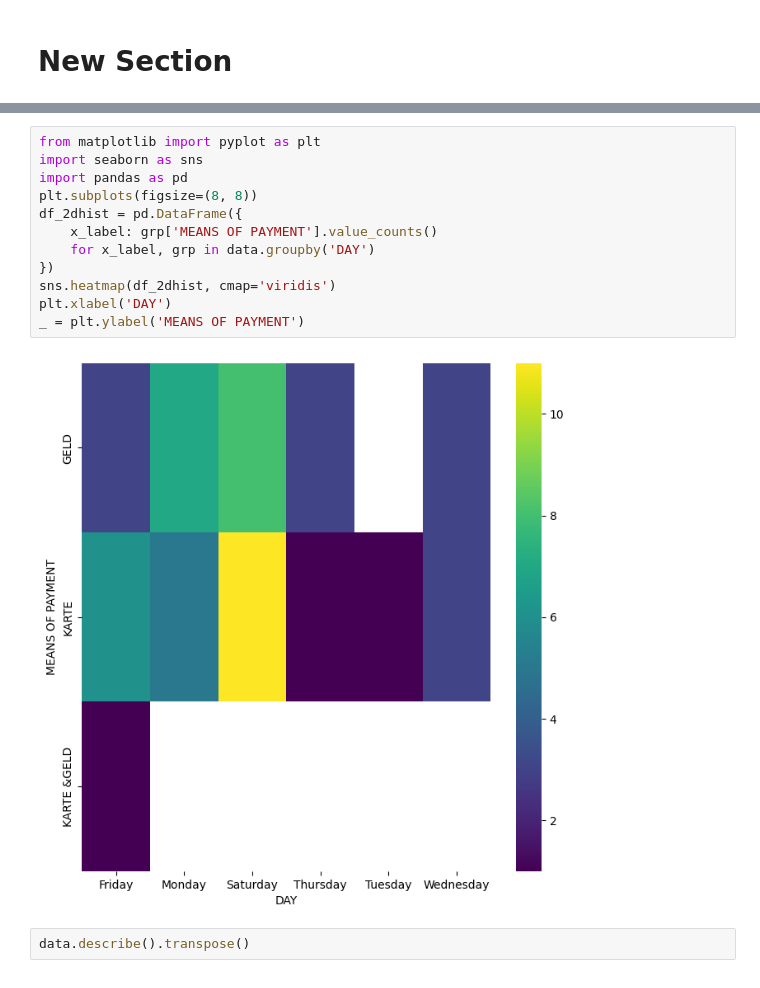
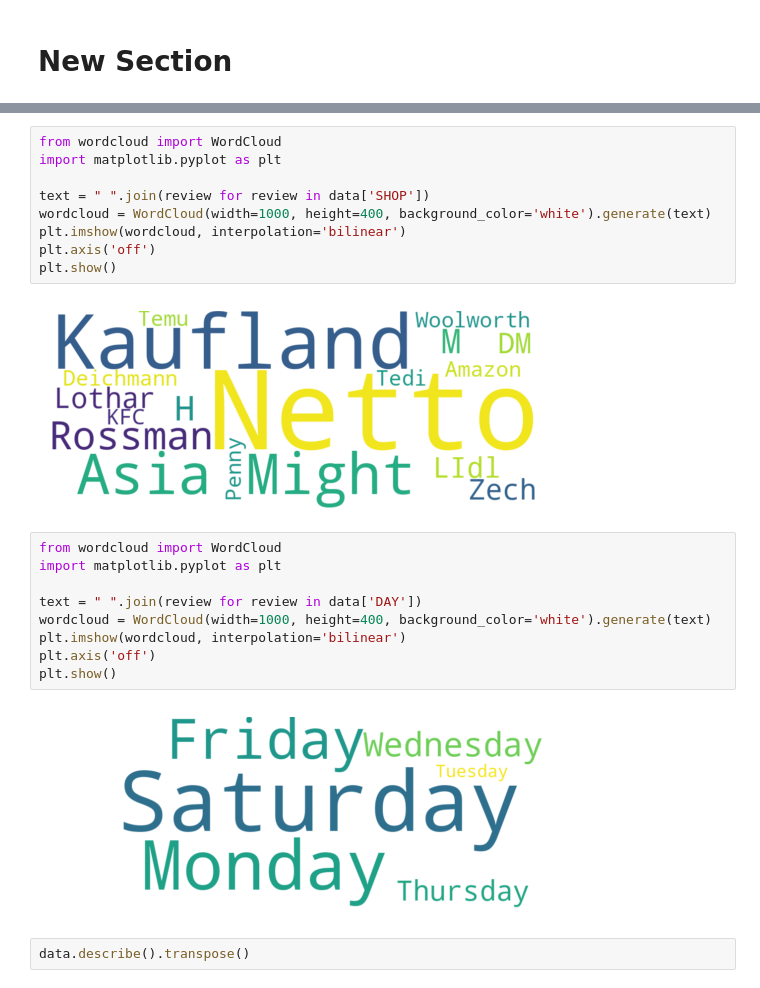
Before and after one commit to ikwabia/Analysing_mydata, a Jupyter notebook: Purchase_analysis.ipynb, the cells around one changed output, grey strips where cells are left out. Drawn from its saved outputs; the diff is of its cells as text.

```diff
--- a/Purchase_analysis.ipynb
+++ b/Purchase_analysis.ipynb
@@ -17,17 +35,25 @@ data
-# %%
-from matplotlib import pyplot as plt
-import seaborn as sns
-import pandas as pd
-plt.subplots(figsize=(8, 8))
-df_2dhist = pd.DataFrame({
-    x_label: grp['MEANS OF PAYMENT'].value_counts()
-    for x_label, grp in data.groupby('DAY')
-})
-sns.heatmap(df_2dhist, cmap='viridis')
-plt.xlabel('DAY')
-_ = plt.ylabel('MEANS OF PAYMENT')
-# %% [output]
-[figure, removed]
+# %%
+from wordcloud import WordCloud
+import matplotlib.pyplot as plt
+
+text = " ".join(review for review in data['SHOP'])
+wordcloud = WordCloud(width=1000, height=400, background_color='white').generate(text)
+plt.imshow(wordcloud, interpolation='bilinear')
+plt.axis('off')
+plt.show()
+# %% [output]
+[figure, added]
+# %%
+from wordcloud import WordCloud
+import matplotlib.pyplot as plt
+
+text = " ".join(review for review in data['DAY'])
+wordcloud = WordCloud(width=1000, height=400, background_color='white').generate(text)
+plt.imshow(wordcloud, interpolation='bilinear')
+plt.axis('off')
+plt.show()
+# %% [output]
+[figure, added]
 # %%
 data.describe().transpose()
 # %% [output]
```
Also changed, not shown: parts of 25 cells of this notebook.
